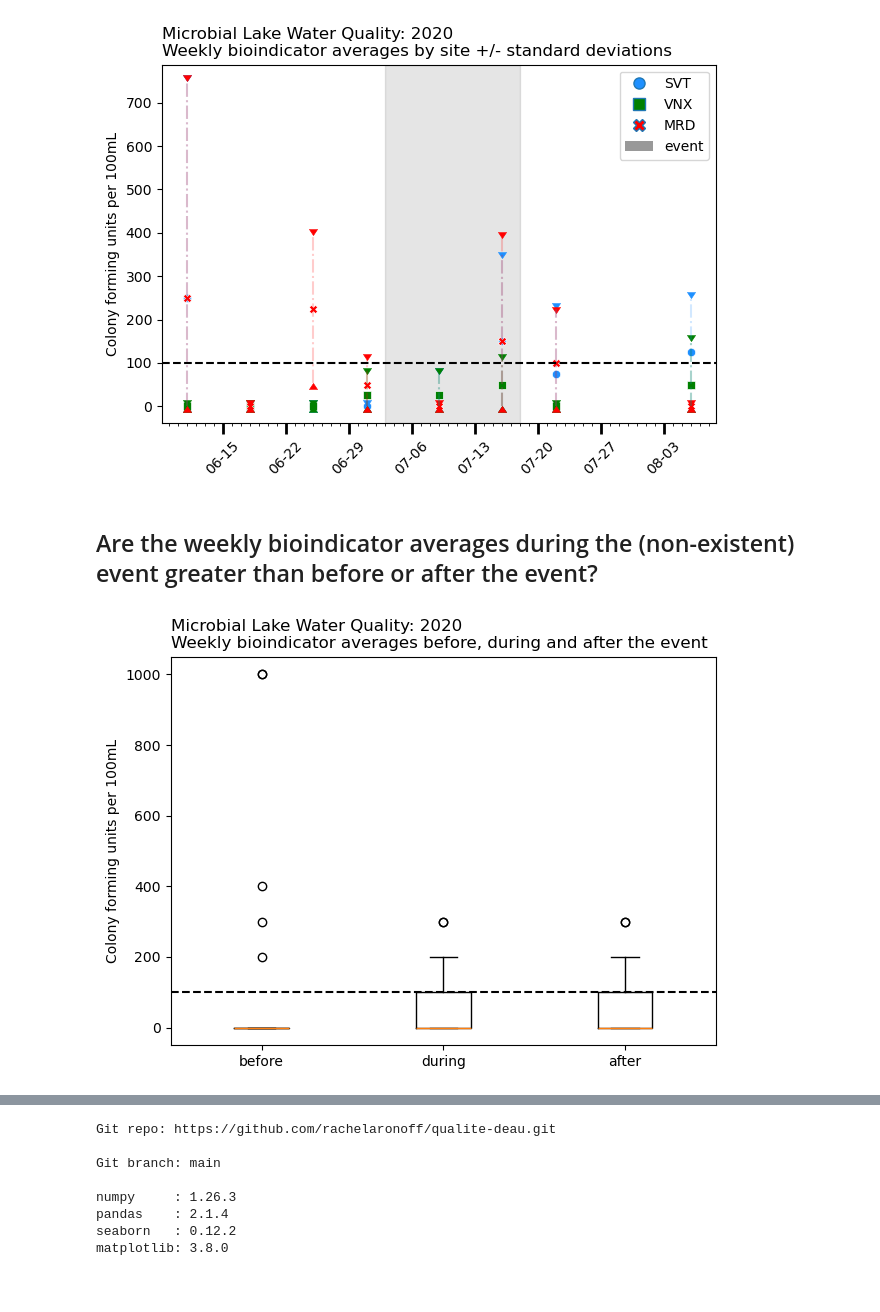
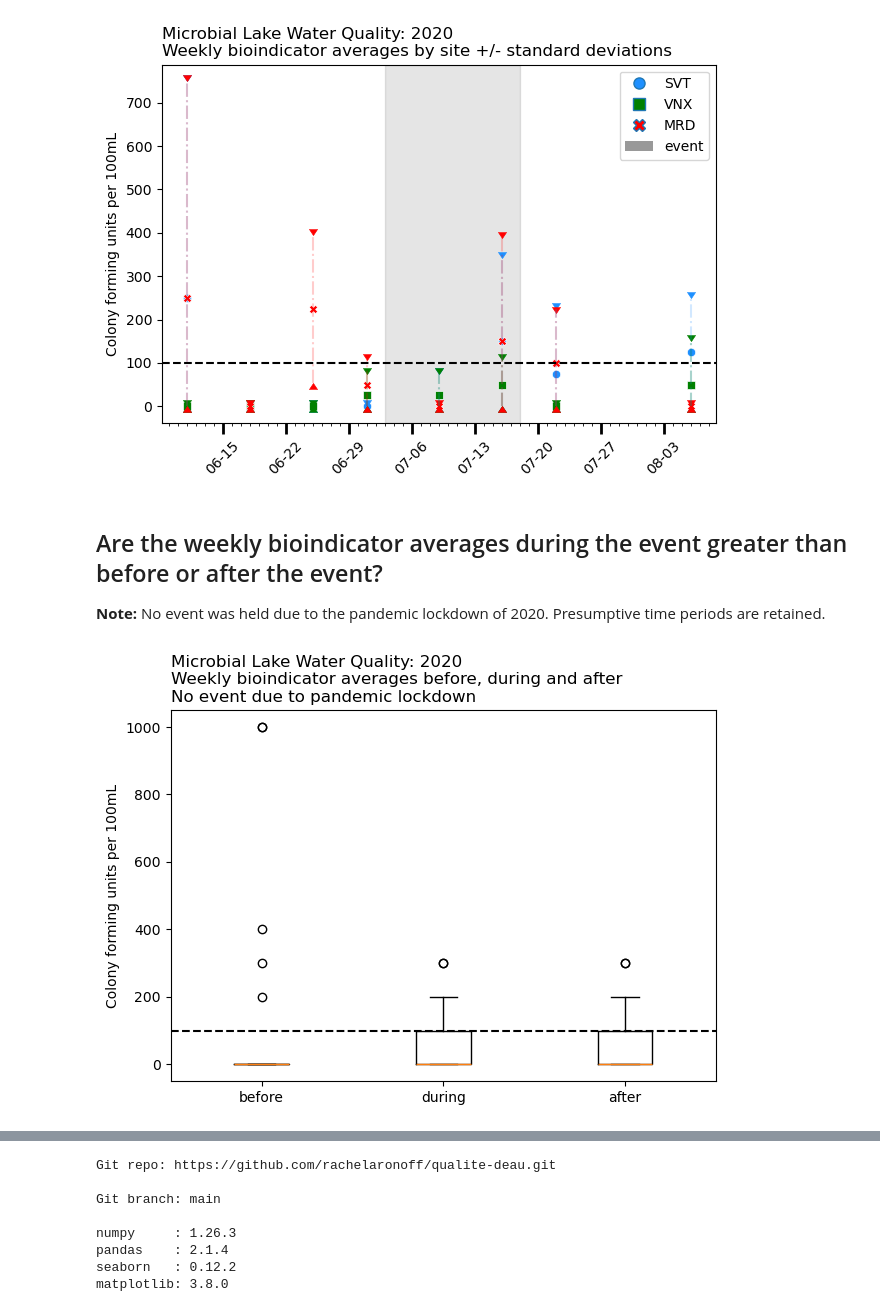
Before and after one commit to hammerdirt-analyst/qualite-deau, a Jupyter notebook: samples_2020.ipynb, the cells around one changed output, grey strips where cells are left out. Drawn from its saved outputs; the diff is of its cells as text; code cells hidden in the pictures.

Commit message:
update 2020 situation and chart

```diff
--- a/samples_2020.ipynb
+++ b/samples_2020.ipynb
@@ -70,24 +70,26 @@ location_summary_charts(by_location, date_range_dt, date_format, locations, proj
 # %% [output]
 [figure]
 # %% [markdown]
-## Are the weekly bioindicator averages during the (non-existent) event greater than before or after the event?
+## Are the weekly bioindicator averages during the event greater than before or after the event?
+
+__Note:__ No event was held due to the pandemic lockdown of 2020. Presumptive time periods are retained.
 # %%
 data = rep_data[rep_data.label == "Bioindicator"]
 
 before = data[data["before event"] == True][y].values
 during = data[data["event"] == True][y].values
 after = data[data["after event"] == True ][y].values
 
 d = [before, during, after]
 
-title = "Weekly bioindicator averages before, during and after the event"
+title = "Weekly bioindicator averages before, during and after \nNo event due to pandemic lockdown"
 figure_name4 = f"before_during_after_{year[0]}"
 file_name = f"resources/charts/figure_four_{year[0]}.jpg"
 
 
 boxplots_before_during_after(d, project, title, figure_name4, file_name)
 # %% [output]
-[figure, old version]
+[figure, new version]
 # %%
 today = dt.datetime.now().date().strftime("%d/%m/%Y")
 where = "Ecublens, CH"
```
Also changed, not shown: parts of 1 cell of this notebook, 2 other files.
